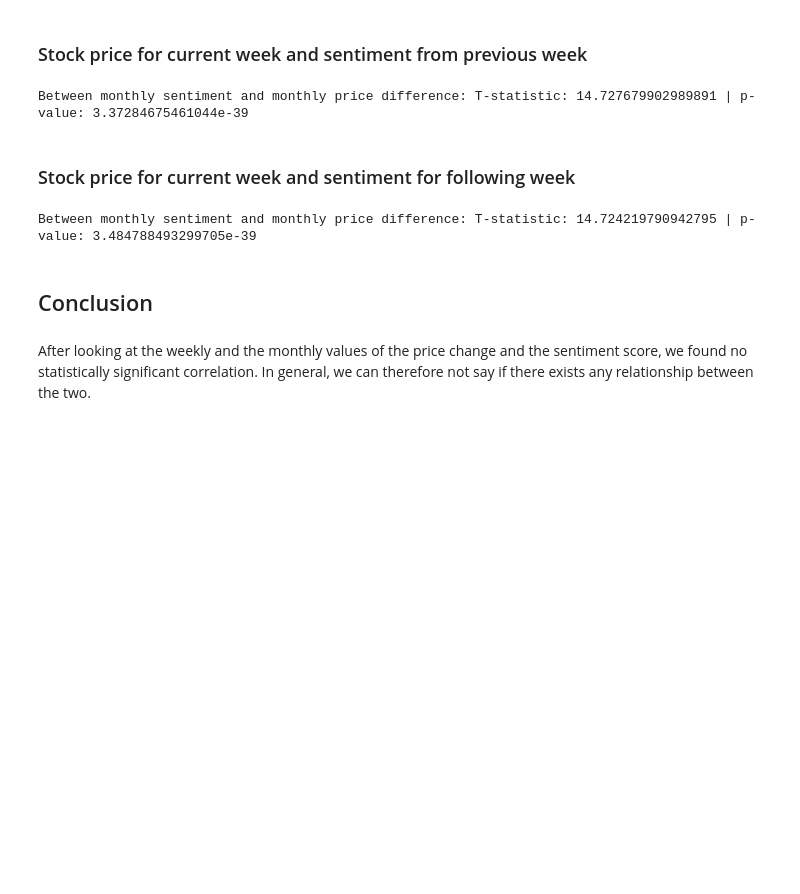
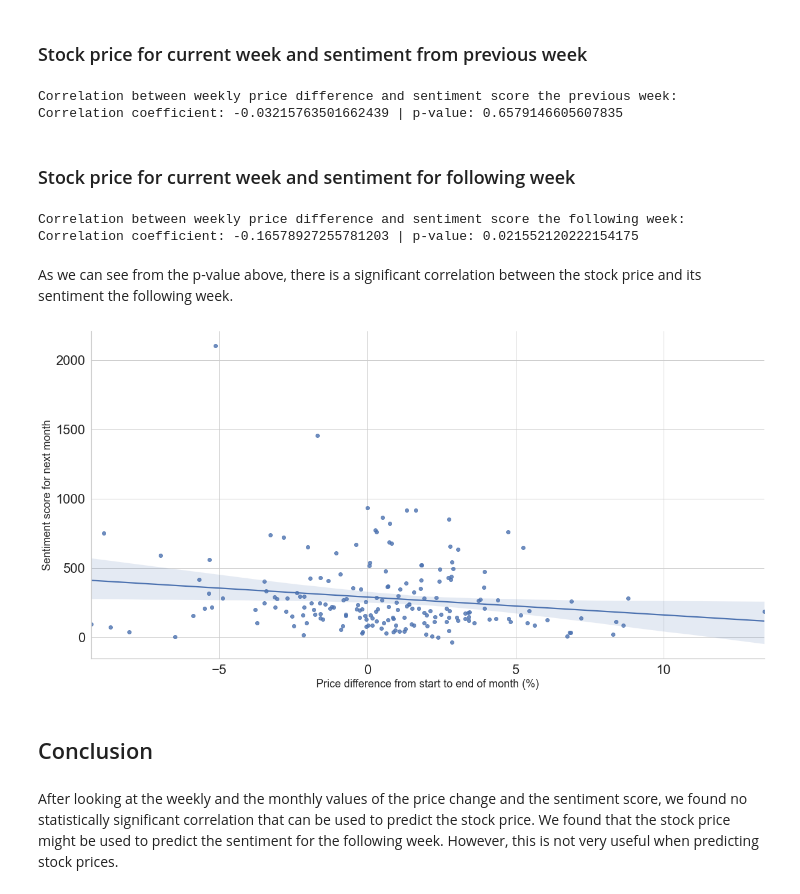
Before and after one commit to epfl-ada/ada-2021-project-club6analysis, a Jupyter notebook: stock_sentiment_analysis_2.ipynb, the cells around one changed output. Drawn from its saved outputs; the diff is of its cells as text; code cells hidden in the pictures; blank space fills up the shorter version.

```diff
--- a/stock_sentiment_analysis_2.ipynb
+++ b/stock_sentiment_analysis_2.ipynb
@@ -330,10 +332,10 @@ sentiment_previous_week['Date']=sentiment_previous_week['Date']-DateOffset(days=
 #Merge the sentiment_previous_week with the stock_diff_weekly. Each row represent the sentiment for previous month and the stock_price for this month
 stock_sentiment_previous_week=pd.merge(stock_diff_weekly, sentiment_previous_week, how='inner', on = 'Date')
 # %%
-t_statistic, t_pvalue = ttest_ind(stock_sentiment_previous_week.Sentiment_score, stock_sentiment_previous_week.Price_difference)
-print(f"Between monthly sentiment and monthly price difference: T-statistic: {t_statistic} | p-value: {t_pvalue}")
+correlation_coefficient, p_value=pearsonr(stock_sentiment_previous_week.Sentiment_score, stock_sentiment_previous_week.Price_difference)
+print(f"Correlation between weekly price difference and sentiment score the previous week: Correlation coefficient: {correlation_coefficient} | p-value: {p_value}")
 # %% [output]
-Between monthly sentiment and monthly price difference: T-statistic: 14.727679902989891 | p-value: 3.37284675461044e-39
+Correlation between weekly price difference and sentiment score the previous week: Correlation coefficient: -0.03215763501662439 | p-value: 0.6579146605607835
 # %% [markdown]
 ### Stock price for current week and sentiment for following week
 # %%
@@ -345,11 +347,20 @@ sentiment_following_week['Date']=sentiment_following_week['Date']+DateOffset(day
 #Merge the sentiment_previous_week with the stock_diff_weekly. Each row represent the sentiment for previous month and the stock_price for this month
 stock_sentiment_following_week=pd.merge(stock_diff_weekly, sentiment_following_week, how='inner', on = 'Date')
 # %%
-t_statistic, t_pvalue = ttest_ind(stock_sentiment_following_week.Sentiment_score, stock_sentiment_following_week.Price_difference)
-print(f"Between monthly sentiment and monthly price difference: T-statistic: {t_statistic} | p-value: {t_pvalue}")
+correlation_coefficient, p_value=pearsonr(stock_sentiment_following_week.Sentiment_score, stock_sentiment_following_week.Price_difference)
+print(f"Correlation between weekly price difference and sentiment score the following week: Correlation coefficient: {correlation_coefficient} | p-value: {p_value}")
 # %% [output]
-Between monthly sentiment and monthly price difference: T-statistic: 14.724219790942795 | p-value: 3.484788493299705e-39
+Correlation between weekly price difference and sentiment score the following week: Correlation coefficient: -0.16578927255781203 | p-value: 0.021552120222154175
+# %% [markdown]
+As we can see from the p-value above, there is a significant correlation between the stock price and its sentiment the following week.
+# %%
+fig, ax=plt.subplots(figsize=(20,10))
+ax=sns.regplot(x=stock_sentiment_following_week.Price_difference, y=stock_sentiment_following_week.Sentiment_score)
+ax.set_xlabel('Price difference from start to end of month (%)', size=18)
+ax.set_ylabel('Sentiment score for next month', size=18);
+# %% [output]
+[figure, added]
 # %% [markdown]
 ## Conclusion
 # %% [markdown]
-After looking at the weekly and the monthly values of the price change and the sentiment score, we found no statistically significant correlation. In general, we can therefore not say if there exists any relationship between the two.
+After looking at the weekly and the monthly values of the price change and the sentiment score, we found no statistically significant correlation that can be used to predict the stock price. We found that the stock price might be used to predict the sentiment for the following week. However, this is not very useful when predicting stock prices.
```
Also changed, not shown: parts of 6 cells of this notebook.
